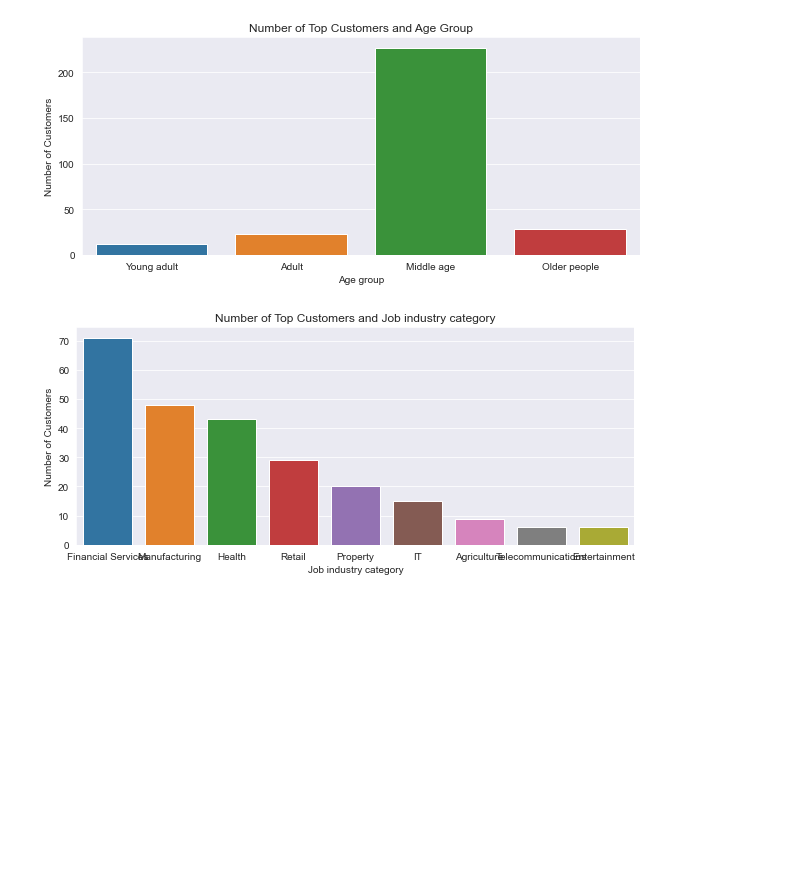
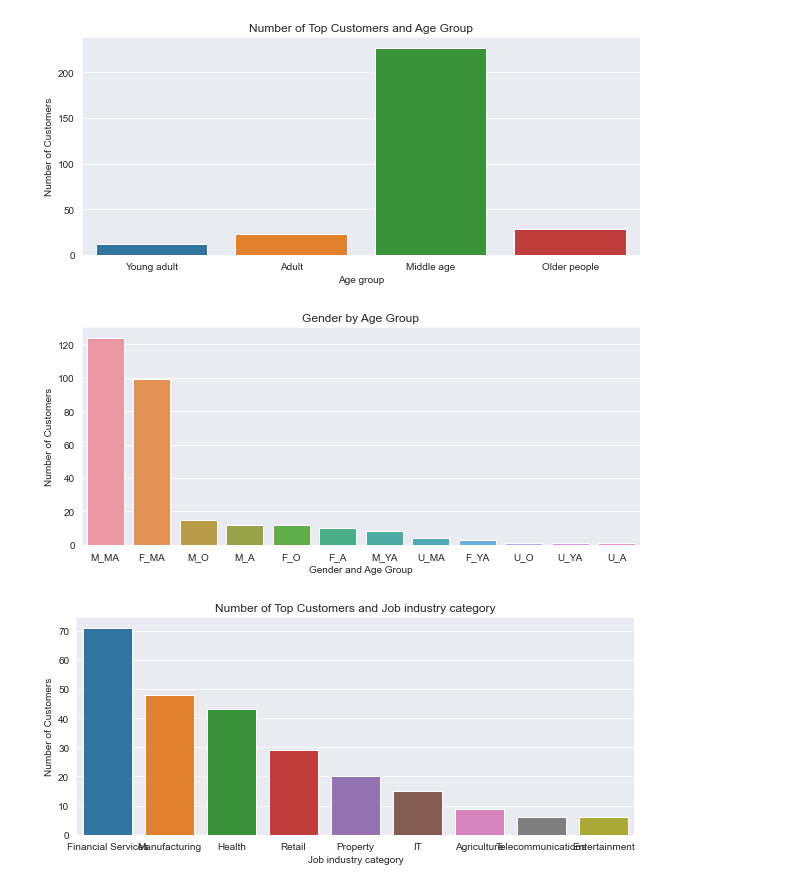
Before and after one commit to npradaschnor/KPMG-Virtual-Internship, a Jupyter notebook: KPMG_virtual_internship.ipynb, the cells around one changed output. Drawn from its saved outputs; the diff is of its cells as text; code cells hidden in the pictures; blank space fills up the shorter version.

```diff
--- a/KPMG_virtual_internship.ipynb
+++ b/KPMG_virtual_internship.ipynb
@@ -2574,6 +2674,18 @@ plt.ylabel("Number of Customers")
 plt.show()
 # %% [output]
 [figure]
+# %%
+#Age group and gender
+gender_age = top.gender_age.value_counts()
+sns.set_style("darkgrid")
+plt.figure(figsize=(10,4))
+sns.barplot(x=gender_age.index, y=gender_age.values)
+plt.title("Gender by Age Group")
+plt.xlabel("Gender and Age Group")
+plt.ylabel("Number of Customers")
+plt.show()
+# %% [output]
+[figure, added]
 # %%
 #Job industry category
 job = top.job_industry_category.value_counts()
```
Also changed, not shown: parts of 7 cells of this notebook.
